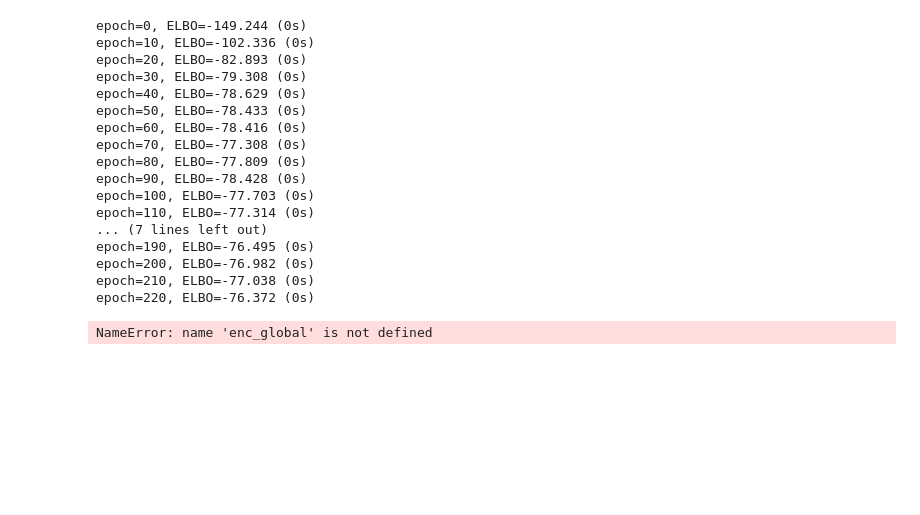
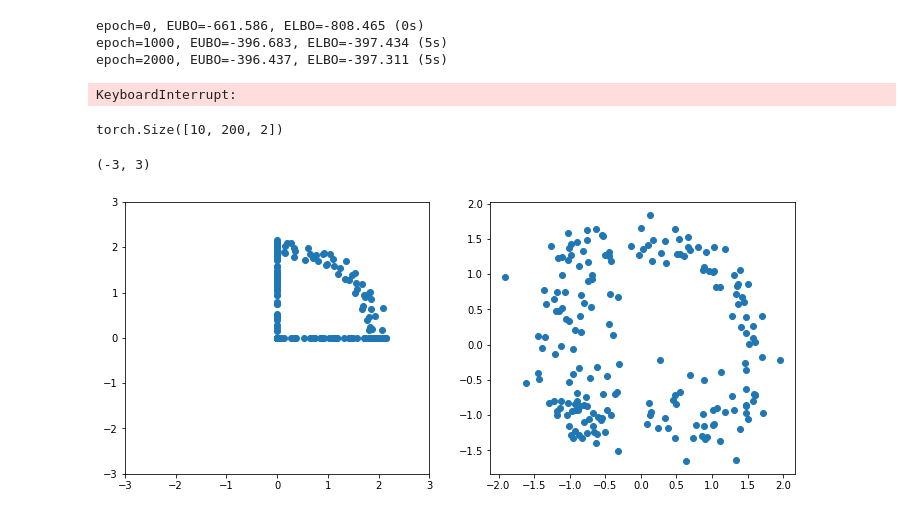
Before and after one commit to hao-w/apgs, a Jupyter notebook: amorgibbs/GeoShape/circle.ipynb, the cells around one changed output. Drawn from its saved outputs; the diff is of its cells as text; code cells hidden in the pictures; blank space fills up the shorter version.

Commit message:
exploring modelling for the shapes

```diff
--- a/amorgibbs/GeoShape/circle.ipynb
+++ b/amorgibbs/GeoShape/circle.ipynb
@@ -16,15 +15,15 @@ import sys
 import time
 import datetime
 # %%
-N = 50
+N = 200
 D = 2
 ## Model Parameters
 NUM_SAMPLES = 10
 NUM_HIDDEN = 64
-NUM_LATENTS = 2
+NUM_LATENTS = 1
 NUM_OBS = D
 BATCH_SIZE = 20
-NUM_EPOCHS = 1000
+NUM_EPOCHS = 20000
 LEARNING_RATE = 1e-3
 CUDA = False
 PATH = 'circles'
@@ -148,51 +119,26 @@ def shuffler(batch_Xs, N, D, batch_size):
     return torch.gather(batch_Xs, 1, indices_Xs)
 # %%
 ELBOs = []
-
+EUBOs = []
 num_batches = int((Xs.shape[0] / BATCH_SIZE))
 time_start = time.time()
 
 for epoch in range(NUM_EPOCHS):
-    indices = torch.randperm(num_seqs)
-    ELBO = 0.0
-    for step in range(num_batches):
-        optimizer.zero_grad()
-        batch_indices = indices[step*BATCH_SIZE : (step+1)*BATCH_SIZE]
-        batch_Xs = Xs[batch_indices]
-        batch_mus = mus_true[batch_indices]
-        batch_Xs = shuffler(batch_Xs, N, D, BATCH_SIZE)
-        elbo = oneshot(batch_Xs, batch_mus, N, D, NUM_SAMPLES, BATCH_SIZE)
-        loss = - elbo
-        loss.backward()
-        optimizer.step()
-        ELBO += elbo.item()
-    ELBO /= num_batches
-    ELBOs.append(ELBO)
+    indices = torch.randperm(N)
+    Xs_shuffle = Xs[indices]
+    optimizer.zero_grad()
+    eubo, elbo, x_mus, embed = oneshot(Xs_shuffle, N, D, NUM_SAMPLES)
+    (-elbo).backward()
+    optimizer.step()
+    ELBOs.append(elbo.item())
+    EUBOs.append(eubo.item())
 
-    if epoch%10 == 0:
+    if epoch%1000 == 0:
         time_end = time.time()
-        print('epoch=%d, ELBO=%.3f (%ds)' % (epoch, ELBO, time_end - time_start))
+        print('epoch=%d, EUBO=%.3f, ELBO=%.3f (%ds)' % (epoch, eubo, elbo, time_end - time_start))
         time_start = time.time()
 # %% [output]
-epoch=0, ELBO=-149.244 (0s)
-epoch=10, ELBO=-102.336 (0s)
-epoch=20, ELBO=-82.893 (0s)
-epoch=30, ELBO=-79.308 (0s)
-epoch=40, ELBO=-78.629 (0s)
-epoch=50, ELBO=-78.433 (0s)
-epoch=60, ELBO=-78.416 (0s)
-epoch=70, ELBO=-77.308 (0s)
-epoch=80, ELBO=-77.809 (0s)
-epoch=90, ELBO=-78.428 (0s)
-epoch=100, ELBO=-77.703 (0s)
-epoch=110, ELBO=-77.314 (0s)
-... (7 lines left out)
-epoch=190, ELBO=-76.495 (0s)
-epoch=200, ELBO=-76.982 (0s)
-epoch=210, ELBO=-77.038 (0s)
-epoch=220, ELBO=-76.372 (0s)
+epoch=0, EUBO=-661.586, ELBO=-808.465 (0s)
+epoch=1000, EUBO=-396.683, ELBO=-397.434 (5s)
+epoch=2000, EUBO=-396.437, ELBO=-397.311 (5s)
+KeyboardInterrupt:
-# %%
-torch.save(enc_global.state_dict(), 'models/global-enc-' + PATH)
-torch.save(enc_local.state_dict(), 'models/local-enc' + PATH)
-# %% [output]
-NameError: name 'enc_global' is not defined
@@ -199,3 +160,19 @@ NameError: name 'enc_global' is not defined
+# %%
+embed.shape
+# %% [output]
+torch.Size([10, 200, 2])
+# %%
+
+fig = plt.figure(figsize=(12,5))
+ax1 = fig.add_subplot(1,2,1)
+ax2 = fig.add_subplot(1,2,2)
+ax1.scatter(x_mus[:,0].data.numpy(), x_mus[:,1].data.numpy())
+ax2.scatter(embed[0, :, 0].data.numpy(), embed[0, :, 1].data.numpy())
+ax1.set_xlim([-3,3])
+ax1.set_ylim([-3,3])
+# %% [output]
+(-3, 3)
+[figure, added]
 # %%
 def save_results(EUBOs, ELBOs, ESSs, KLs_eta_ex, KLs_eta_in, KL_z_ex, KL_z_in):
     fout = open('results/logs-' + PATH +'.txt', 'w+')
```
Also changed, not shown: parts of 6 cells of this notebook, 14 other files.
